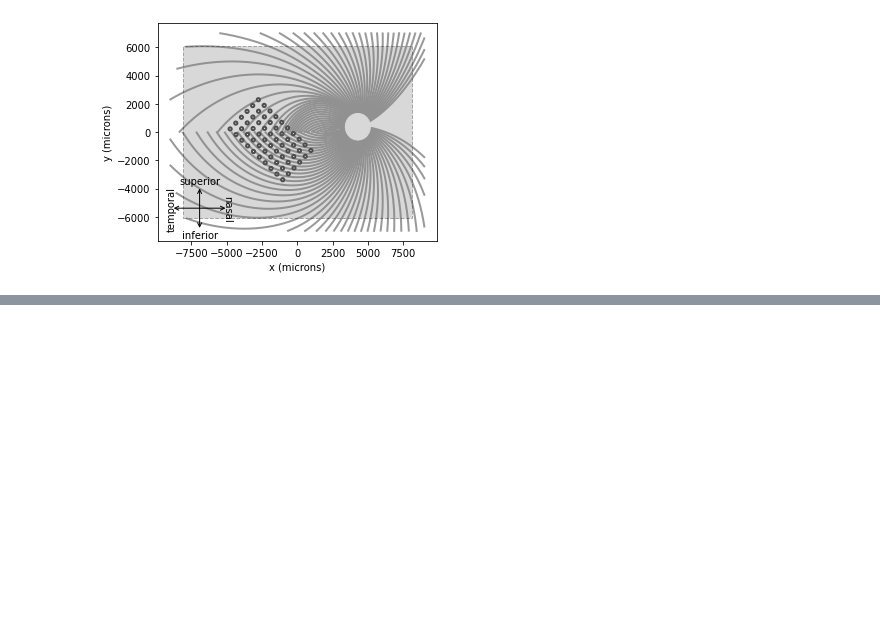
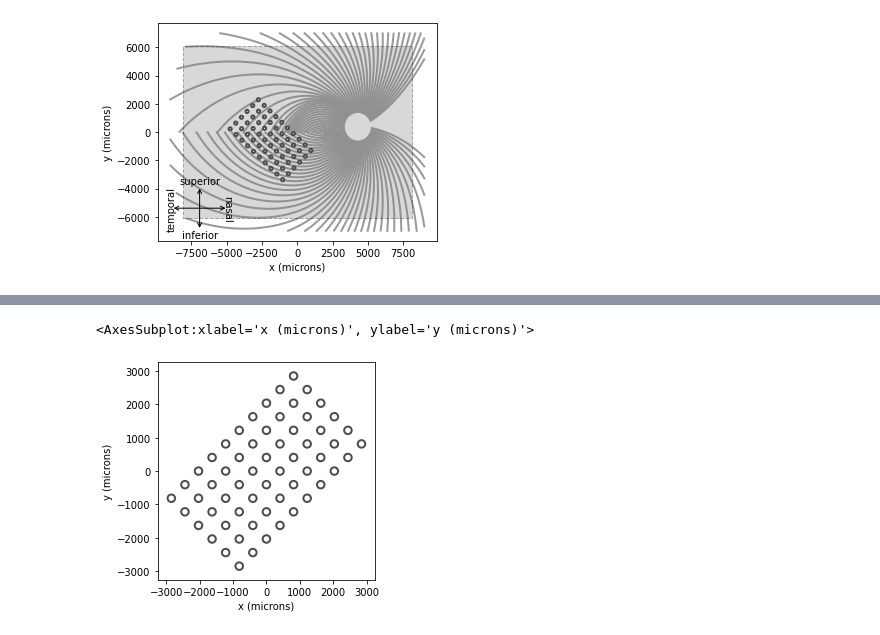
Before and after one commit to bionicvisionlab/shapes, a Jupyter notebook: notebooks/shapes_tester.ipynb, the cells around one changed output, grey strips where cells are left out. Cells and saved outputs as stored; diff of their text form; code cells hidden in the pictures; blank space fills up the shorter version.

```diff
--- a/notebooks/shapes_tester.ipynb
+++ b/notebooks/shapes_tester.ipynb
@@ -398,0 +341,6 @@ KeyboardInterrupt:
+# %%
+t = ArgusII(rot=45)
+t.plot()
+# %% [output]
+<AxesSubplot:xlabel='x (microns)', ylabel='y (microns)'>
+[figure, added]
```
Also changed, not shown: parts of 21 cells of this notebook, 1 other file.
